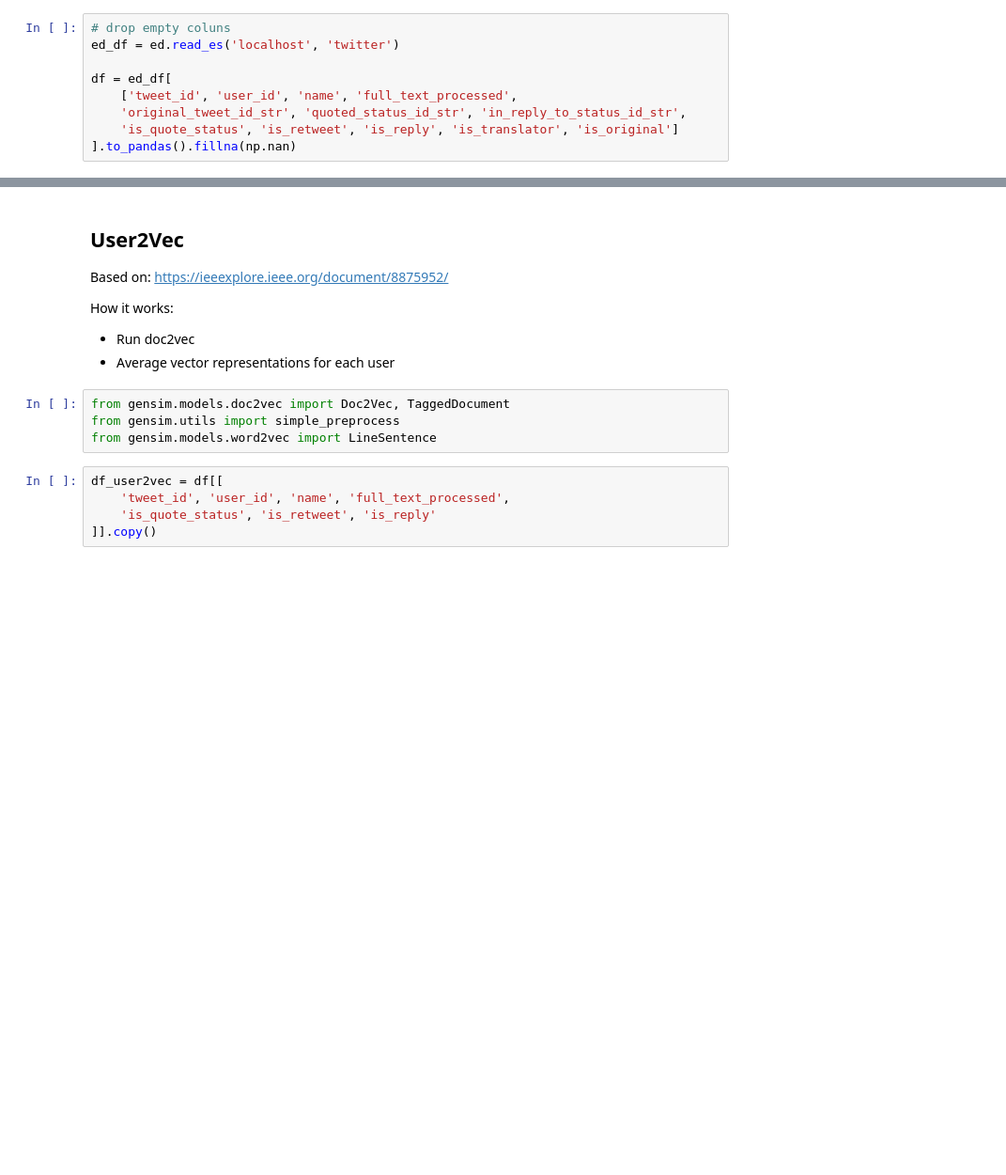
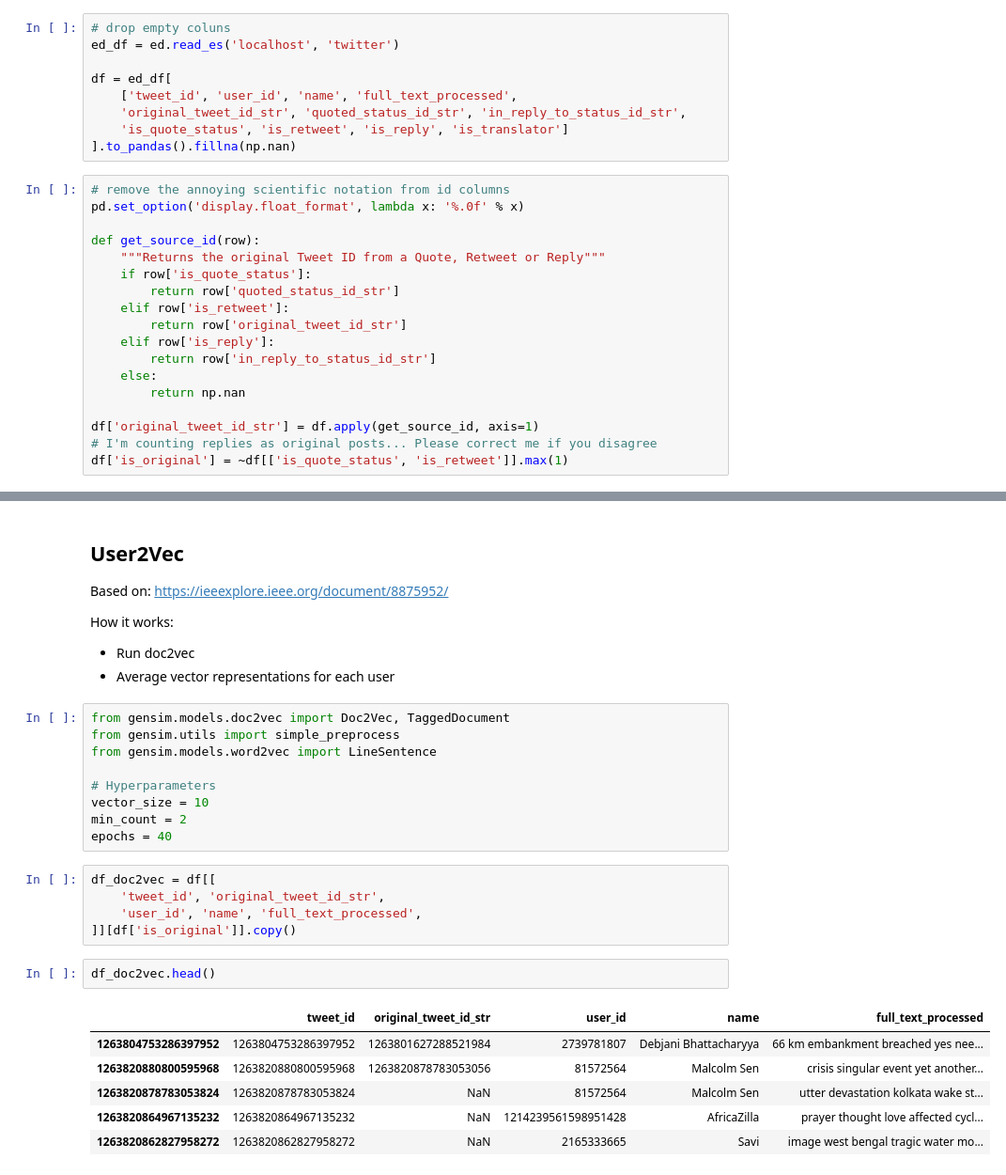
Before and after one commit to ancilcrayton/solve-iwmi, a Jupyter notebook: notebooks/3.0-jf-data-modelling-test.ipynb, the cells around one changed output, grey strips where cells are left out. Shown: that part at 94% size. Cells and saved outputs as stored; diff of their text form; blank space fills up the shorter version.

```diff
--- a/notebooks/3.0-jf-data-modelling-test.ipynb
+++ b/notebooks/3.0-jf-data-modelling-test.ipynb
@@ -28,8 +28,26 @@ ed_df = ed.read_es('localhost', 'twitter')
 df = ed_df[
     ['tweet_id', 'user_id', 'name', 'full_text_processed',
     'original_tweet_id_str', 'quoted_status_id_str', 'in_reply_to_status_id_str',
-    'is_quote_status', 'is_retweet', 'is_reply', 'is_translator', 'is_original']
+    'is_quote_status', 'is_retweet', 'is_reply', 'is_translator']
 ].to_pandas().fillna(np.nan)
+# %%
+# remove the annoying scientific notation from id columns
+pd.set_option('display.float_format', lambda x: '%.0f' % x)
+
+def get_source_id(row):
+    """Returns the original Tweet ID from a Quote, Retweet or Reply"""
+    if row['is_quote_status']:
+        return row['quoted_status_id_str']
+    elif row['is_retweet']:
+        return row['original_tweet_id_str']
+    elif row['is_reply']:
+        return row['in_reply_to_status_id_str']
+    else:
+        return np.nan
+
+df['original_tweet_id_str'] = df.apply(get_source_id, axis=1)
+# I'm counting replies as original posts... Please correct me if you disagree
+df['is_original'] = ~df[['is_quote_status', 'is_retweet']].max(1)
 # %% [markdown]
 ## Network Analysis (Tweets)
 There is possibly little to no information to be taken from this section, but I kept it anyway.
@@ -166,9 +174,23 @@ How it works:
 from gensim.models.doc2vec import Doc2Vec, TaggedDocument
 from gensim.utils import simple_preprocess
 from gensim.models.word2vec import LineSentence
+
+# Hyperparameters
+vector_size = 10
+min_count = 2
+epochs = 40
 # %%
-df_user2vec = df[[
-    'tweet_id', 'user_id', 'name', 'full_text_processed',
-    'is_quote_status', 'is_retweet', 'is_reply'
-]].copy()
+df_doc2vec = df[[
+    'tweet_id', 'original_tweet_id_str',
+    'user_id', 'name', 'full_text_processed',
+]][df['is_original']].copy()
+# %%
+df_doc2vec.head()
+# %% [output]
+|  | tweet_id | original_tweet_id_str | user_id | name | full_text_processed |
+| 1263804753286397952 | 1263804753286397952 | 1263801627288521984 | 2739781807 | Debjani Bhattacharyya | 66 km embankment breached yes nee... |
+| 1263820880800595968 | 1263820880800595968 | 1263820878783053056 | 81572564 | Malcolm Sen | crisis singular event yet another... |
+| 1263820878783053824 | 1263820878783053824 | NaN | 81572564 | Malcolm Sen | utter devastation kolkata wake st... |
+| 1263820864967135232 | 1263820864967135232 | NaN | 1214239561598951428 | AfricaZilla | prayer thought love affected cycl... |
+| 1263820862827958272 | 1263820862827958272 | NaN | 2165333665 | Savi | image west bengal tragic water mo... |
 # %%
```
Also changed, not shown: parts of 11 cells of this notebook.
